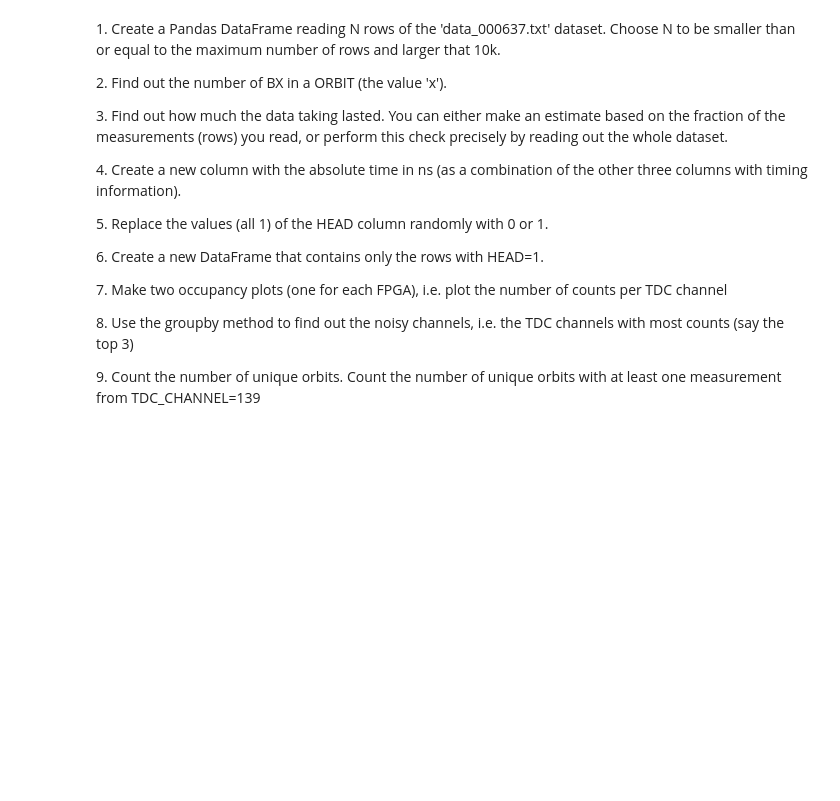
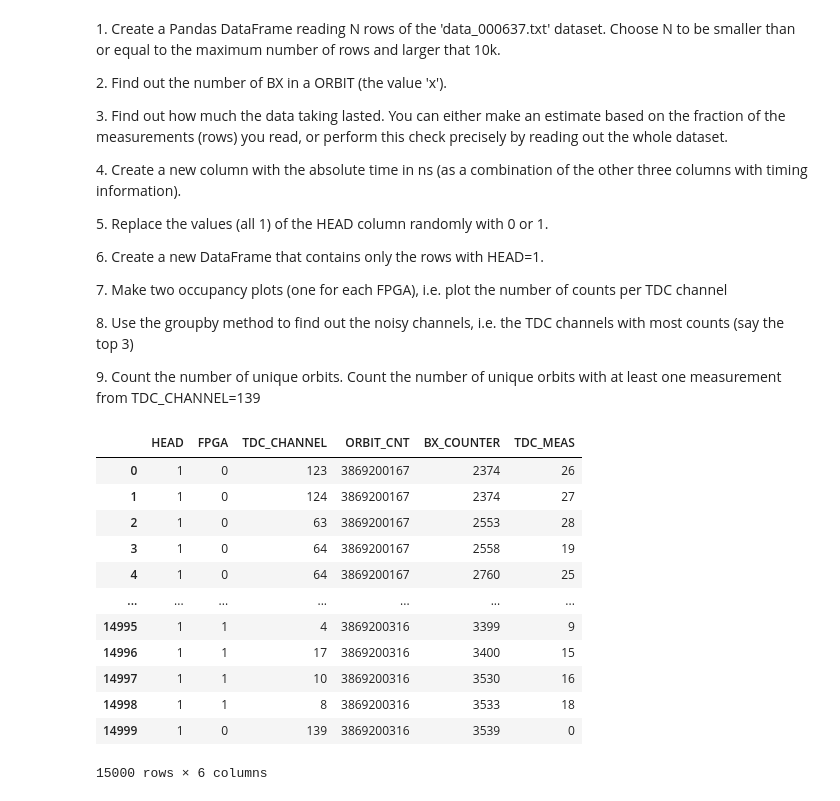
Before and after one commit to EliaLibera/LaboratoryOfComputationalPhysics_Y9, a Jupyter notebook: sett 6/06ex_Pandas.ipynb, the cells around one changed output. Drawn from its saved outputs; the diff is of its cells as text; code cells hidden in the pictures; blank space fills up the shorter version.

```diff
--- a/sett 6/06ex_Pandas.ipynb
+++ b/sett 6/06ex_Pandas.ipynb
@@ -23,3 +41,24 @@ This exercise consists in analyzing a dataset containg timing information from a
 8\. Use the groupby method to find out the noisy channels, i.e. the TDC channels with most counts (say the top 3)
 
 9\. Count the number of unique orbits. Count the number of unique orbits with at least one measurement from TDC_CHANNEL=139
+# %%
+#1
+import pandas as pd
+
+N = 15000  # maggiore di 10.000 e <= numero massimo di righe
+df = pd.read_csv("data_000637.txt", nrows=N)
+df  #per mostrarla in jupiter
+# %% [output]
+|  | HEAD | FPGA | TDC_CHANNEL | ORBIT_CNT | BX_COUNTER | TDC_MEAS |
+| 0 | 1 | 0 | 123 | 3869200167 | 2374 | 26 |
+| 1 | 1 | 0 | 124 | 3869200167 | 2374 | 27 |
+| 2 | 1 | 0 | 63 | 3869200167 | 2553 | 28 |
+| 3 | 1 | 0 | 64 | 3869200167 | 2558 | 19 |
+| 4 | 1 | 0 | 64 | 3869200167 | 2760 | 25 |
+| ... | ... | ... | ... | ... | ... | ... |
+| 14995 | 1 | 1 | 4 | 3869200316 | 3399 | 9 |
+| 14996 | 1 | 1 | 17 | 3869200316 | 3400 | 15 |
+| 14997 | 1 | 1 | 10 | 3869200316 | 3530 | 16 |
+| 14998 | 1 | 1 | 8 | 3869200316 | 3533 | 18 |
+| 14999 | 1 | 0 | 139 | 3869200316 | 3539 | 0 |
+15000 rows × 6 columns
```
Also changed, not shown: parts of 10 cells of this notebook, 2 other files.
